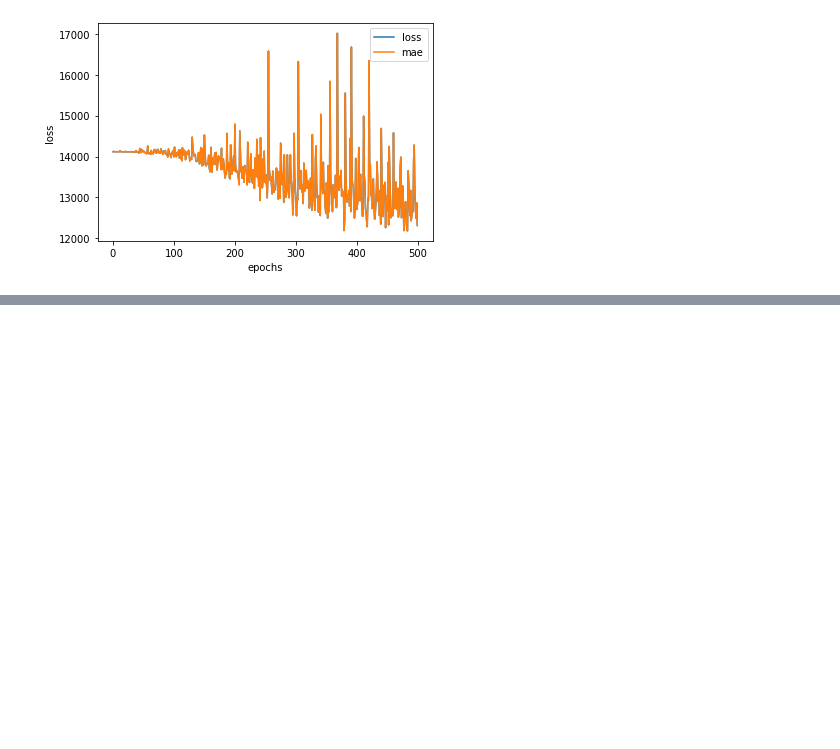
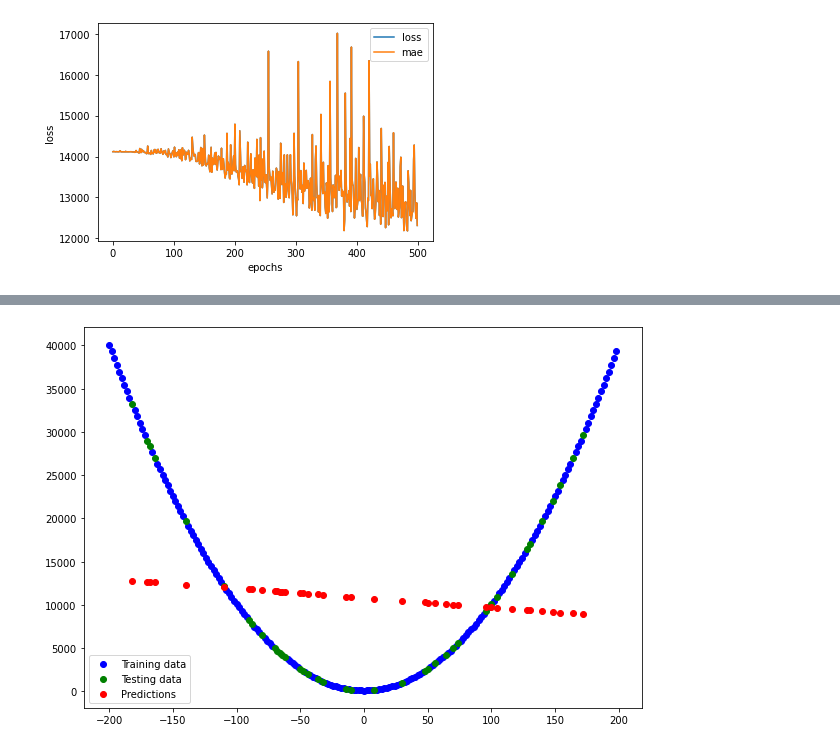
Before and after one commit to ThangDoan2001/TensorFlow_ZeroToHero, a Jupyter notebook: 01_neural_network_regression_with_tensorflow_homework.ipynb, the cells around one changed output, grey strips where cells are left out. Cells and saved outputs as stored; diff of their text form; code cells hidden in the pictures; blank space fills up the shorter version.

```diff
--- a/01_neural_network_regression_with_tensorflow_homework.ipynb
+++ b/01_neural_network_regression_with_tensorflow_homework.ipynb
@@ -188,0 +223,22 @@ Text(0.5, 0, 'epochs')
+# %%
+# Let's do again
+tf.random.set_seed(42)
+# 1. Build the model
+model_5 = tf.keras.Sequential([
+  tf.keras.layers.Dense(100),
+  tf.keras.layers.Dense(100),
+  tf.keras.layers.Dense(1),
+], name="model_5")
+
+# 2. Compile the model
+model_5.compile(loss=tf.keras.losses.MAE,
+                optimizer=tf.keras.optimizers.Adam(learning_rate=0.01),
+                metrics=["mae"])
+
+# 3. Fit the model
+history_5 = model_5.fit(X_train, y_train, epochs=300, verbose=0)
+# %%
+# Make and plot predictions of model_5
+y_preds_5 = model_5.predict(X_test)
+plot_predictions(X_train, y_train, X_test, y_test, y_preds_5)
+# %% [output]
@@ -188,0 +246 @@ Text(0.5, 0, 'epochs')
+[figure, added]
```
Also changed, not shown: parts of 36 cells of this notebook.
